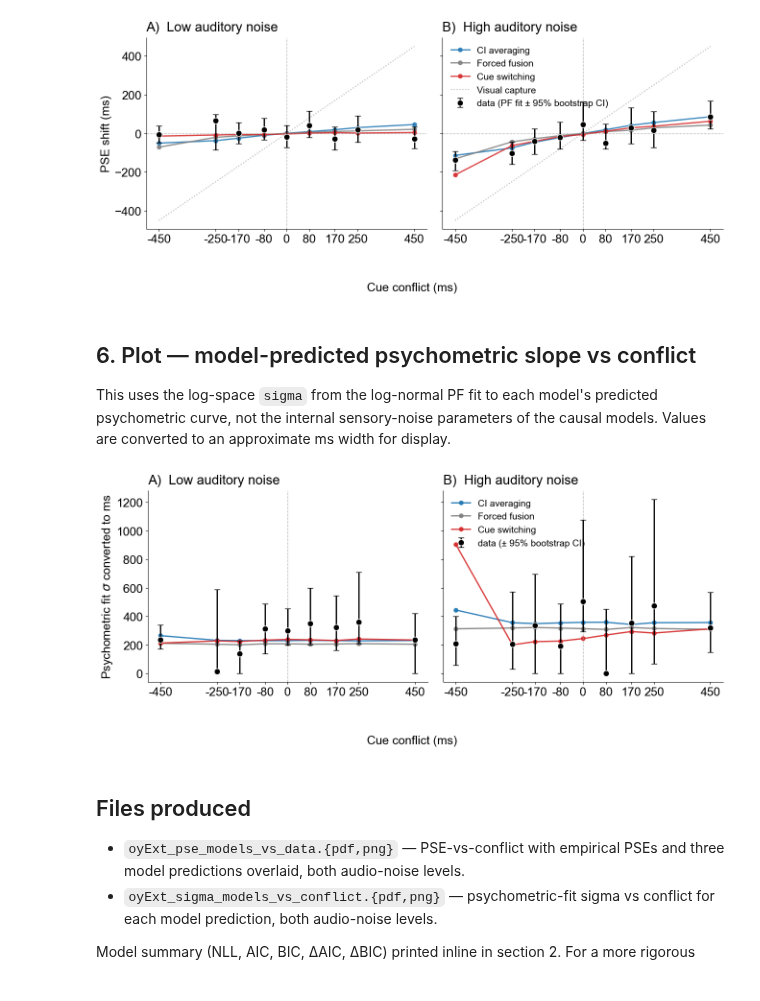
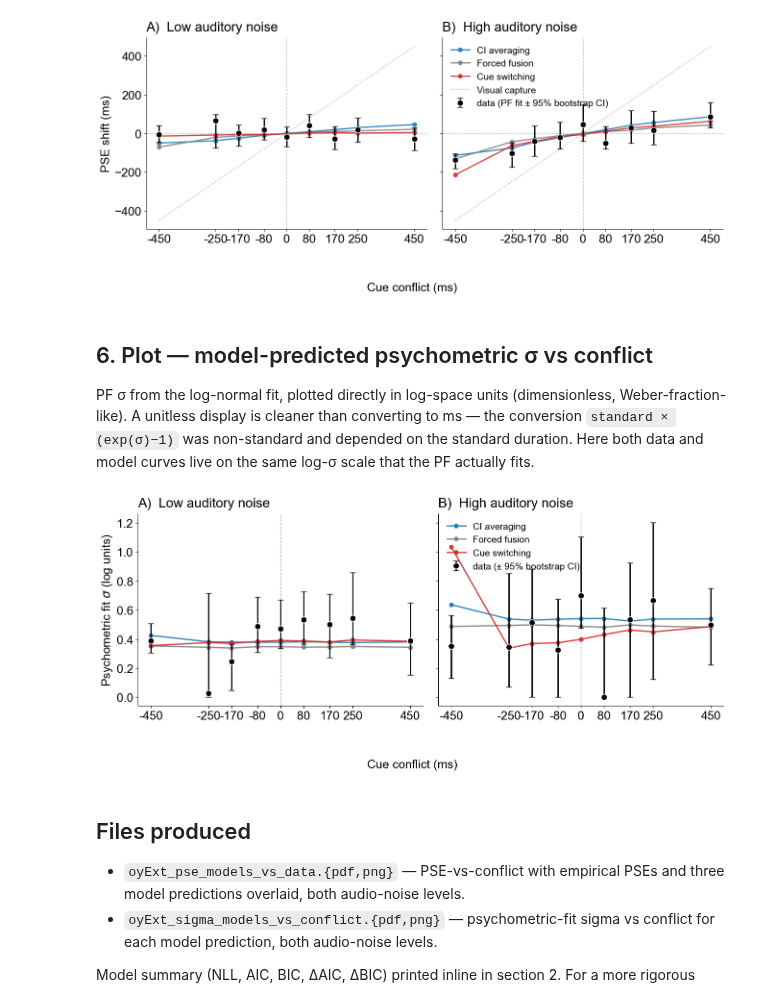
Before and after one commit to omeryildiran/av-dur-estimation, a Jupyter notebook: fitModels_oyExt.ipynb, the cells around one changed output. Cells and saved outputs as stored; diff of their text form; code cells hidden in the pictures.

Commit message:
plotConfltctvsPSE_oyExt to lognormal as well.

```diff
--- a/fitModels_oyExt.ipynb
+++ b/fitModels_oyExt.ipynb
@@ -403,7 +403,7 @@ Within each (audNoise, conflict) cell, resample trials with replacement (`N_BOOT
 
 Default `N_BOOT = 1000` — drop to 200 for a quick sanity check, raise above 1000 for tighter intervals.
 # %%
-N_BOOT = 1000
+N_BOOT = 200
 _rng = np.random.default_rng(0)
 
 
@@ -470,6 +470,9 @@ for n in noise_levels:
     b['sigma_med_ms']    = log_sigma_to_width_s(b['sigma_med']) * 1000
     b['sigma_lo_ms']     = log_sigma_to_width_s(b['sigma_lo'])  * 1000
     b['sigma_hi_ms']     = log_sigma_to_width_s(b['sigma_hi'])  * 1000
+    b['sigma_med_log'] = b['sigma_med']
+    b['sigma_lo_log']  = b['sigma_lo']
+    b['sigma_hi_log']  = b['sigma_hi']
     print(b[['conflict_ms', 'n', 'mu_med_ms', 'mu_lo_ms', 'mu_hi_ms',
-             'sigma_med_ms', 'sigma_lo_ms', 'sigma_hi_ms']].round(1).to_string(index=False))
+             'sigma_med_log', 'sigma_lo_log', 'sigma_hi_log']].round(3).to_string(index=False))
 # %% [output]
@@ -538,9 +541,9 @@ plt.show()
 # %% [output]
 [figure]
 # %% [markdown]
-## 6. Plot — model-predicted psychometric slope vs conflict
+## 6. Plot — model-predicted psychometric σ vs conflict
 
-This uses the log-space `sigma` from the log-normal PF fit to each model's predicted psychometric curve, not the internal sensory-noise parameters of the causal models. Values are converted to an approximate ms width for display.
+PF σ from the log-normal fit, plotted directly in log-space units (dimensionless, Weber-fraction-like). A unitless display is cleaner than converting to ms — the conversion `standard × (exp(σ)−1)` was non-standard and depended on the standard duration. Here both data and model curves live on the same log-σ scale that the PF actually fits.
 # %%
 fig, axes = plt.subplots(1, 2, figsize=(13.5, 6), sharey=True)
 panel_prefix = ['A)', 'B)']
@@ -551,45 +554,46 @@ for idx, n in enumerate(noise_levels):
     emp = emp_by_noise[n].sort_values('conflict')
     boot = boot_by_noise[n].sort_values('conflict')
     merged = emp.merge(boot[['conflict', 'sigma_lo', 'sigma_hi']], on='conflict', how='left')
-    y = log_sigma_to_width_s(merged['sigma'].values) * 1000
-    ylo = log_sigma_to_width_s(merged['sigma_lo'].values) * 1000
-    yhi = log_sigma_to_width_s(merged['sigma_hi'].values) * 1000
+    # Plot σ directly in log-space units (dimensionless Weber-fraction-like).
+    y   = merged['sigma'].values
+    ylo = merged['sigma_lo'].values
+    yhi = merged['sigma_hi'].values
     ax.errorbar(merged['conflict'].values * 1000, y,
                 yerr=[np.maximum(0, y - ylo), np.maximum(0, yhi - y)],
                 fmt='o', color='black', ms=9, lw=2, capsize=4, capthick=1.4,
                 mfc='black', mec='white', mew=1.0,
                 label='data (± 95% bootstrap CI)', zorder=5)
 
     for m in MODELS:
         pred = pred_by_model_noise[m][n].sort_values('conflict')
-        ax.plot(pred['conflict'] * 1000, log_sigma_to_width_s(pred['sigma']) * 1000,
+        ax.plot(pred['conflict'] * 1000, pred['sigma'].values,
                 '-o', color=COLORS[m], lw=2, ms=6, alpha=0.9,
                 label=DISPLAY[m])
 
     cf_ms = sorted(set(int(round(c * 1000))
                        for c in emp['conflict']).union(
                        int(round(c * 1000))
                        for m in MODELS
                        for c in pred_by_model_noise[m][n]['conflict']))
     ax.axvline(0, color='#999999', linestyle='--', linewidth=1.0, alpha=0.7)
     ax.set_title(f'{panel_prefix[idx]}  {noise_labels[n]}',
                  fontsize=FONT_SIZE_TITLE, loc='left', pad=10)
     ax.spines['top'].set_visible(False)
     ax.spines['right'].set_visible(False)
     ax.set_xticks(cf_ms)
     ax.set_xticklabels([str(t) for t in cf_ms], fontsize=FONT_SIZE_LABEL - 4)
     ax.tick_params(labelsize=FONT_SIZE_LABEL)
     if idx == 1:
         ax.legend(fontsize=FONT_SIZE_LEGEND - 2, frameon=False, loc='upper left')
 
-axes[0].set_ylabel('Psychometric fit $\\sigma$ converted to ms', fontsize=FONT_SIZE_LABEL)
+axes[0].set_ylabel('Psychometric fit $\\sigma$ (log units)', fontsize=FONT_SIZE_LABEL)
 fig.supxlabel('Cue conflict (ms)', fontsize=FONT_SIZE_LABEL, x=0.5)
 plt.tight_layout(rect=(0, 0.05, 1.0, 1))
 fig.savefig('oyExt_sigma_models_vs_conflict.pdf', dpi=600, bbox_inches='tight')
 fig.savefig('oyExt_sigma_models_vs_conflict.png', dpi=300, bbox_inches='tight')
 plt.show()
 # %% [output]
-[figure, old version]
+[figure, new version]
 # %% [markdown]
 ## Files produced
 
```
Also changed, not shown: parts of 1 cell of this notebook, 11 other files.
